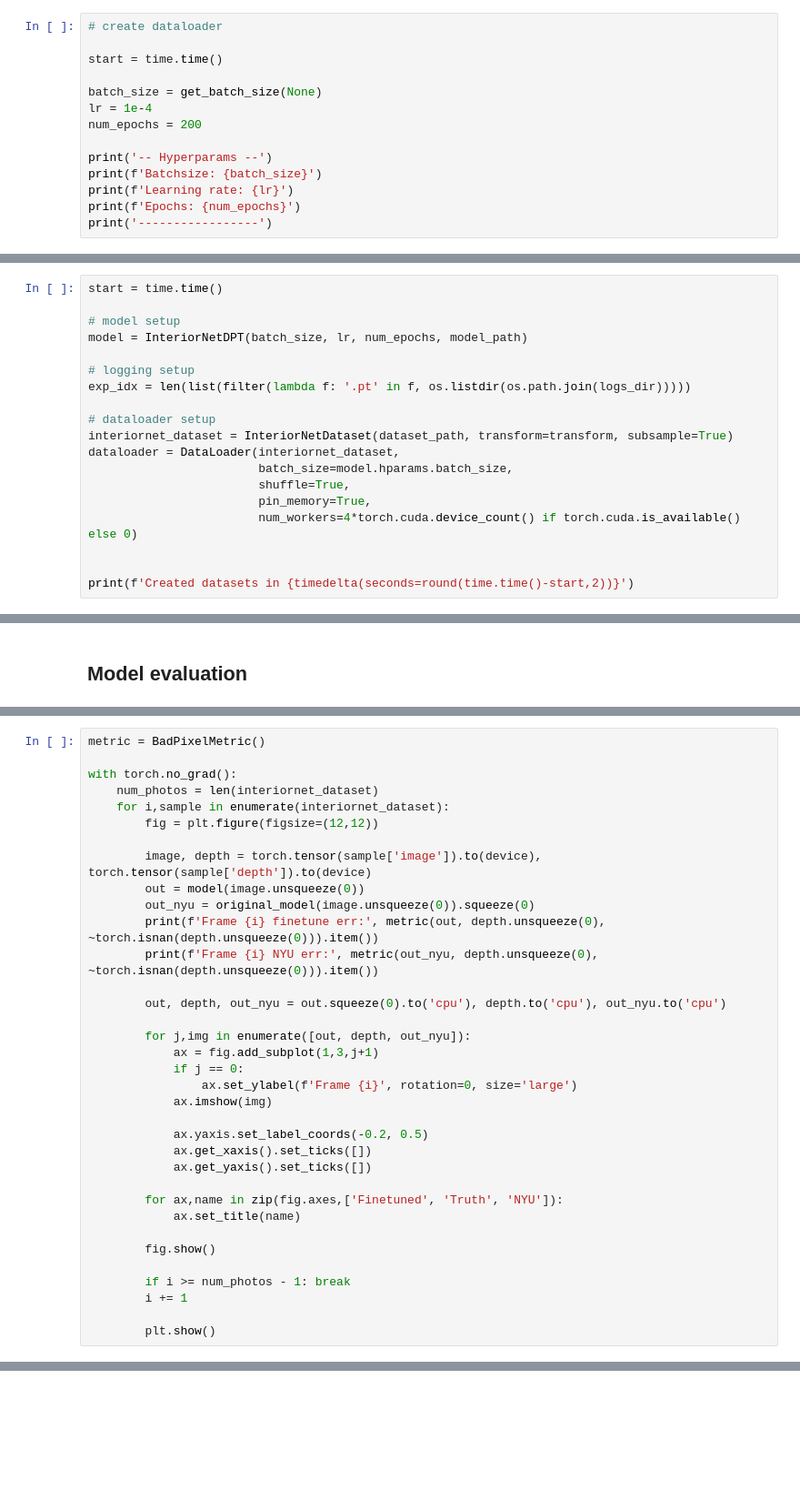
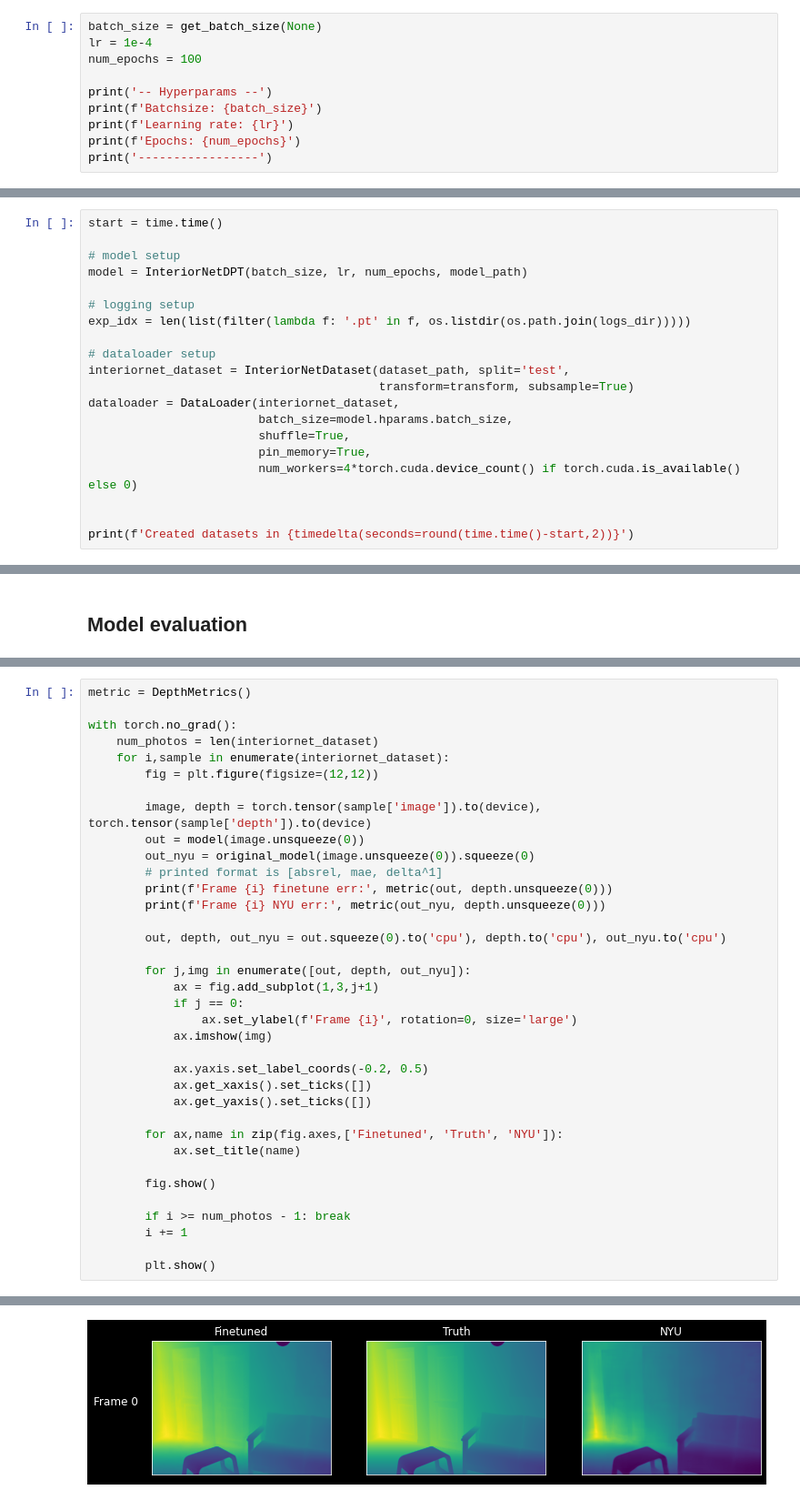
Before and after one commit to chriswxho/dynamic-inference, a Jupyter notebook: mini_train.ipynb, the cells around one changed output, grey strips where cells are left out. Shown at 91% size. Saved outputs shown, nothing was run; the diff lists cells and outputs as text; blank space fills up the shorter version.

Commit message:
Fixed metrics, updated mini results

```diff
--- a/mini_train.ipynb
+++ b/mini_train.ipynb
@@ -68,13 +68,9 @@ transform = Compose(
     ]
 )
 # %%
-# create dataloader
-
-start = time.time()
-
 batch_size = get_batch_size(None)
 lr = 1e-4
-num_epochs = 200
+num_epochs = 100
 
 print('-- Hyperparams --')
 print(f'Batchsize: {batch_size}')
@@ -91,7 +93,8 @@ model = InteriorNetDPT(batch_size, lr, num_epochs, model_path)
 exp_idx = len(list(filter(lambda f: '.pt' in f, os.listdir(os.path.join(logs_dir)))))
 
 # dataloader setup
-interiornet_dataset = InteriorNetDataset(dataset_path, transform=transform, subsample=True)
+interiornet_dataset = InteriorNetDataset(dataset_path, split='test',
+                                         transform=transform, subsample=True)
 dataloader = DataLoader(interiornet_dataset,
                         batch_size=model.hparams.batch_size,
                         shuffle=True,
@@ -132,5 +154,5 @@ print('Loaded original model')
 # %%
-metric = BadPixelMetric()
+metric = DepthMetrics()
 
 with torch.no_grad():
     num_photos = len(interiornet_dataset)
@@ -140,8 +162,9 @@ with torch.no_grad():
         image, depth = torch.tensor(sample['image']).to(device), torch.tensor(sample['depth']).to(device)
         out = model(image.unsqueeze(0))
         out_nyu = original_model(image.unsqueeze(0)).squeeze(0)
-        print(f'Frame {i} finetune err:', metric(out, depth.unsqueeze(0), ~torch.isnan(depth.unsqueeze(0))).item())
-        print(f'Frame {i} NYU err:', metric(out_nyu, depth.unsqueeze(0), ~torch.isnan(depth.unsqueeze(0))).item())
+        # printed format is [absrel, mae, delta^1]
+        print(f'Frame {i} finetune err:', metric(out, depth.unsqueeze(0)))
+        print(f'Frame {i} NYU err:', metric(out_nyu, depth.unsqueeze(0)))
 
         out, depth, out_nyu = out.squeeze(0).to('cpu'), depth.to('cpu'), out_nyu.to('cpu')
 
@@ -164,3 +187,4 @@ with torch.no_grad():
         i += 1
 
         plt.show()
+# %% [output]
@@ -166,0 +193 @@ with torch.no_grad():
+[figure, added]
```
Also changed, not shown: parts of 8 cells of this notebook, 2 other files.
